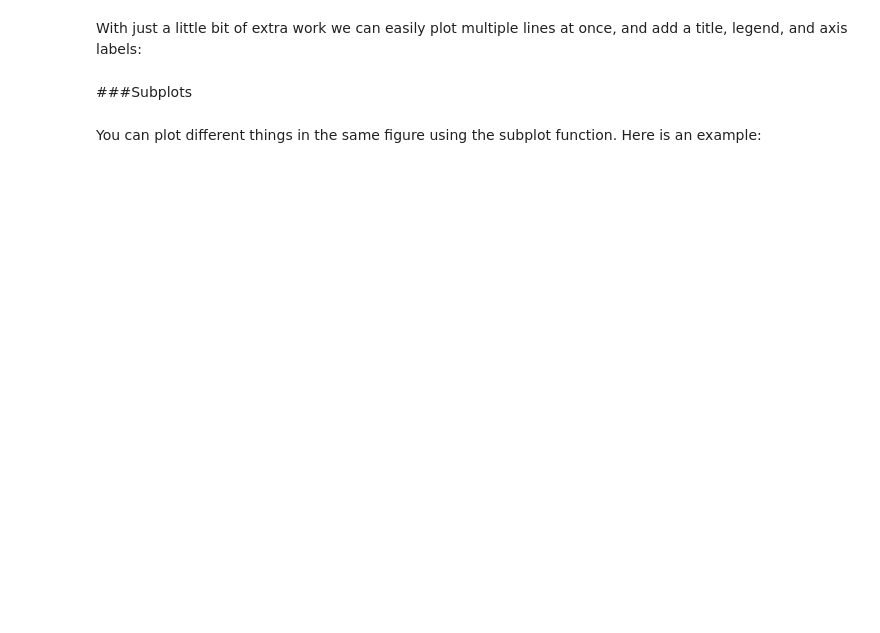
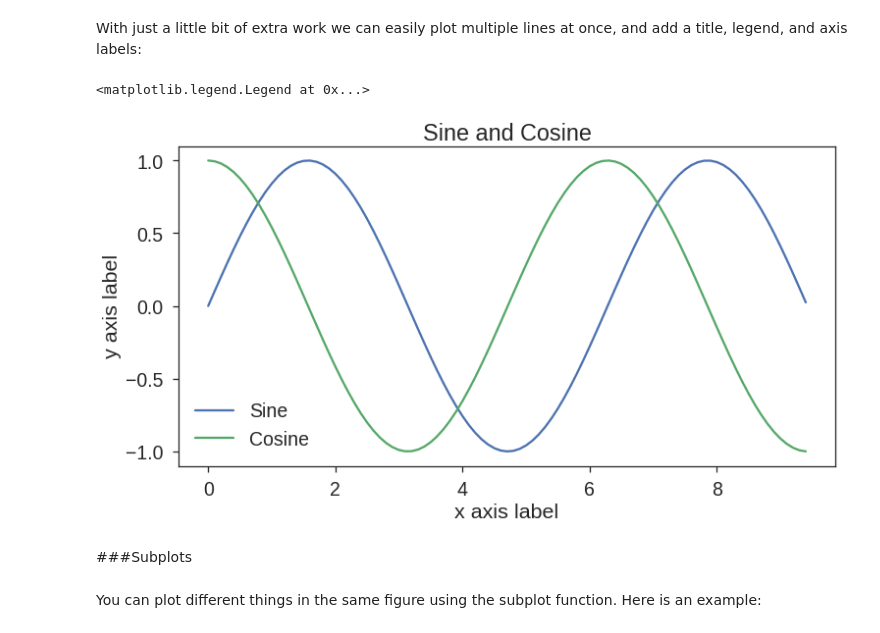
Before and after one commit to pavanGurazada/Exploring-Deep-Learning, a Jupyter notebook: cs228_python_tutorial.ipynb, the cells around one changed output. Cells and saved outputs as stored; diff of their text form; code cells hidden in the pictures; blank space fills up the shorter version.

```diff
--- a/cs228_python_tutorial.ipynb
+++ b/cs228_python_tutorial.ipynb
@@ -946,14 +591,18 @@ With just a little bit of extra work we can easily plot multiple lines at once,
 # %%
 y_sin = np.sin(x)
 y_cos = np.cos(x)
 
 # Plot the points using matplotlib
+plt.figure(figsize=(12, 6))
 plt.plot(x, y_sin)
 plt.plot(x, y_cos)
 plt.xlabel('x axis label')
 plt.ylabel('y axis label')
 plt.title('Sine and Cosine')
 plt.legend(['Sine', 'Cosine'])
+# %% [output]
+<matplotlib.legend.Legend at 0x...>
+[figure, added]
 # %% [markdown]
 ###Subplots
 # %% [markdown]
```
Also changed, not shown: parts of 123 cells of this notebook.
